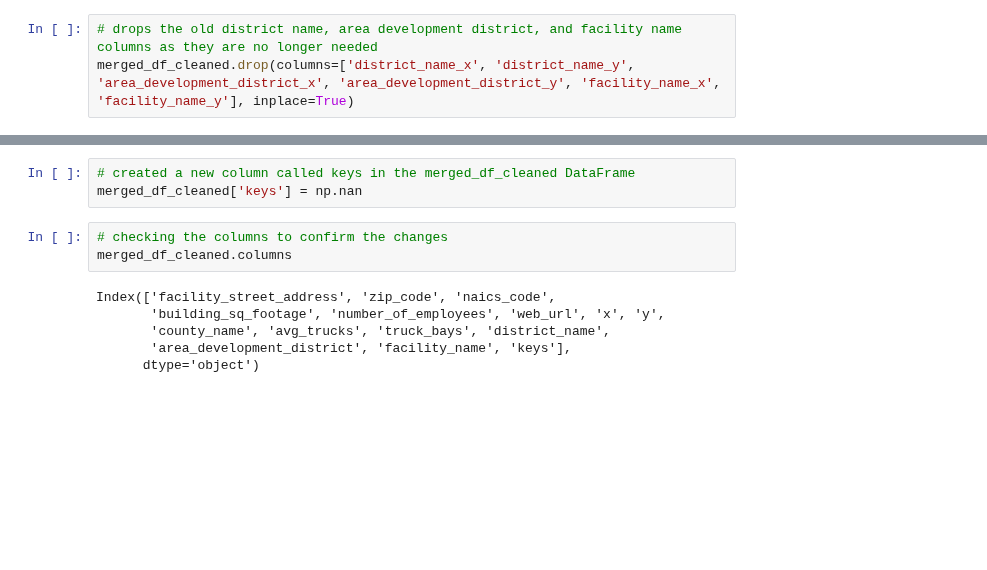
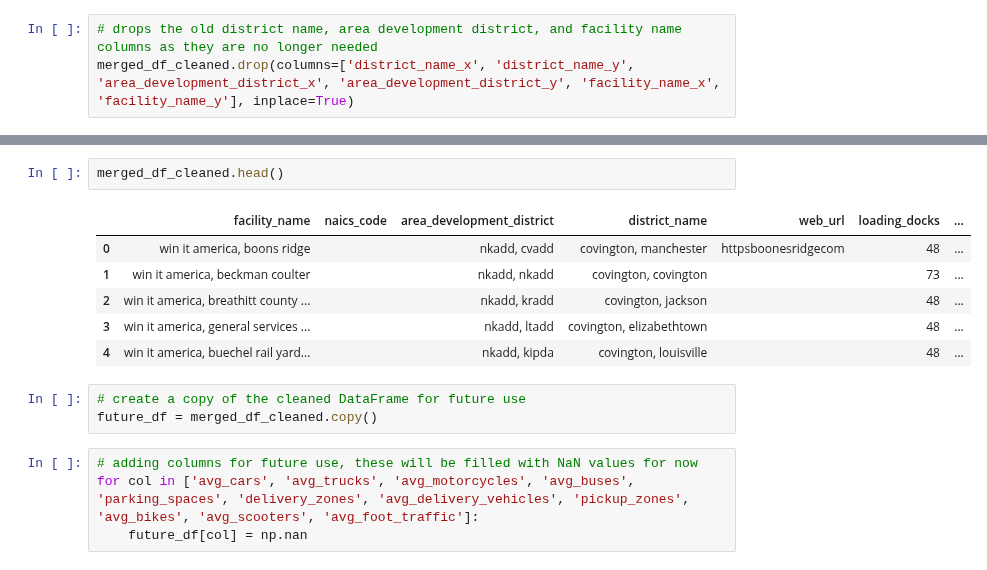
Before and after one commit to Mikes-Design/ky_traffic_analytics, a Jupyter notebook: worked_data/work.ipynb, the cells around one changed output, grey strips where cells are left out. Drawn from its saved outputs; the diff is of its cells as text; blank space fills up the shorter version.

Commit message:
fixed dupe key issue and started a new df for future use

```diff
--- a/worked_data/work.ipynb
+++ b/worked_data/work.ipynb
@@ -960,12 +1058,16 @@ def generate_keys(df):
+# %%
+merged_df_cleaned.head()
+# %% [output]
+|  | facility_name | naics_code | area_development_district | district_name | web_url | loading_docks | ... |
+| 0 | win it america, boons ridge |  | nkadd, cvadd | covington, manchester | httpsboonesridgecom | 48 | ... |
+| 1 | win it america, beckman coulter |  | nkadd, nkadd | covington, covington |  | 73 | ... |
+| 2 | win it america, breathitt county ... |  | nkadd, kradd | covington, jackson |  | 48 | ... |
+| 3 | win it america, general services ... |  | nkadd, ltadd | covington, elizabethtown |  | 48 | ... |
+| 4 | win it america, buechel rail yard... |  | nkadd, kipda | covington, louisville |  | 48 | ... |
+# %%
+# create a copy of the cleaned DataFrame for future use
+future_df = merged_df_cleaned.copy()
 # %%
-# created a new column called keys in the merged_df_cleaned DataFrame
-merged_df_cleaned['keys'] = np.nan
+# adding columns for future use, these will be filled with NaN values for now
+for col in ['avg_cars', 'avg_trucks', 'avg_motorcycles', 'avg_buses', 'parking_spaces', 'delivery_zones', 'avg_delivery_vehicles', 'pickup_zones', 'avg_bikes', 'avg_scooters', 'avg_foot_traffic']:
+    future_df[col] = np.nan
-# %%
-# checking the columns to confirm the changes
-merged_df_cleaned.columns
-# %% [output]
-Index(['facility_street_address', 'zip_code', 'naics_code',
-       'building_sq_footage', 'number_of_employees', 'web_url', 'x', 'y',
-       'county_name', 'avg_trucks', 'truck_bays', 'district_name',
-       'area_development_district', 'facility_name', 'keys'],
-      dtype='object')
```
Also changed, not shown: parts of 28 cells of this notebook.
